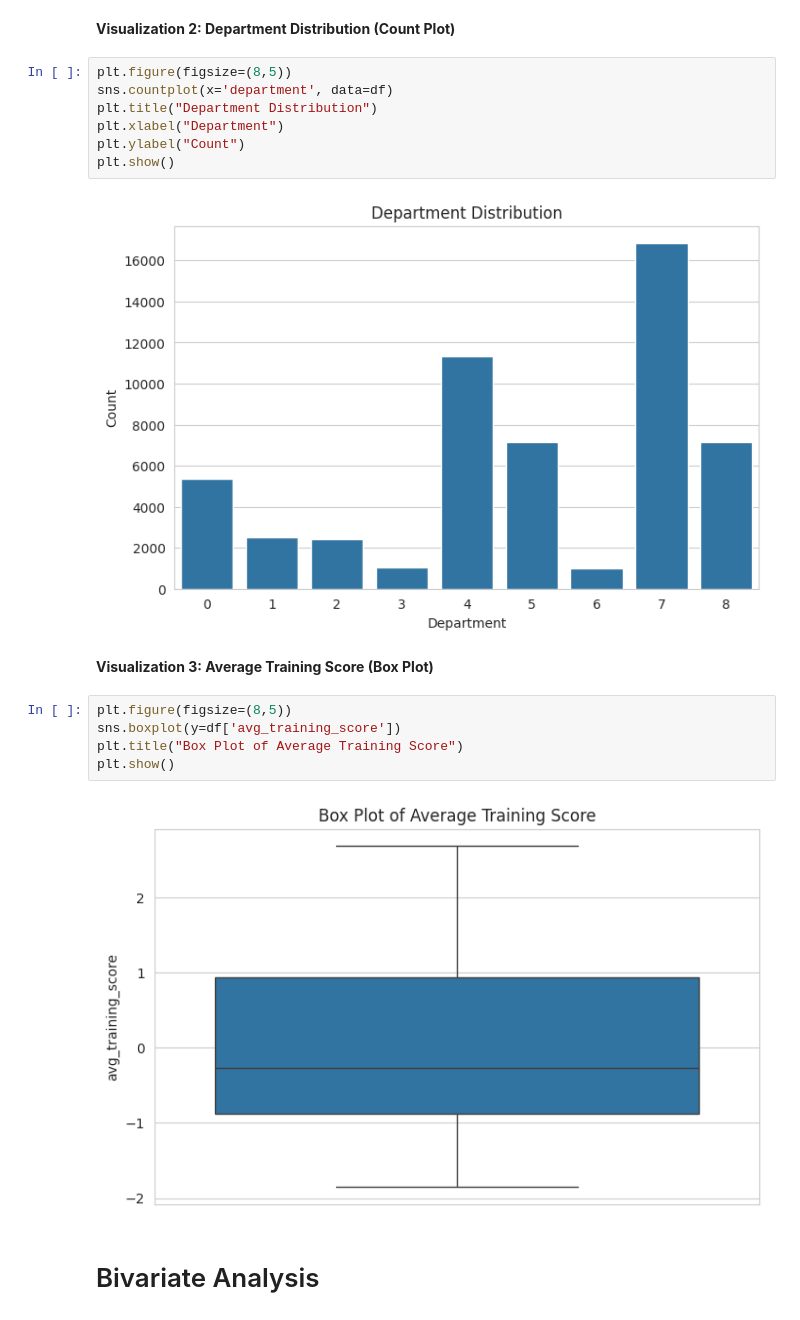
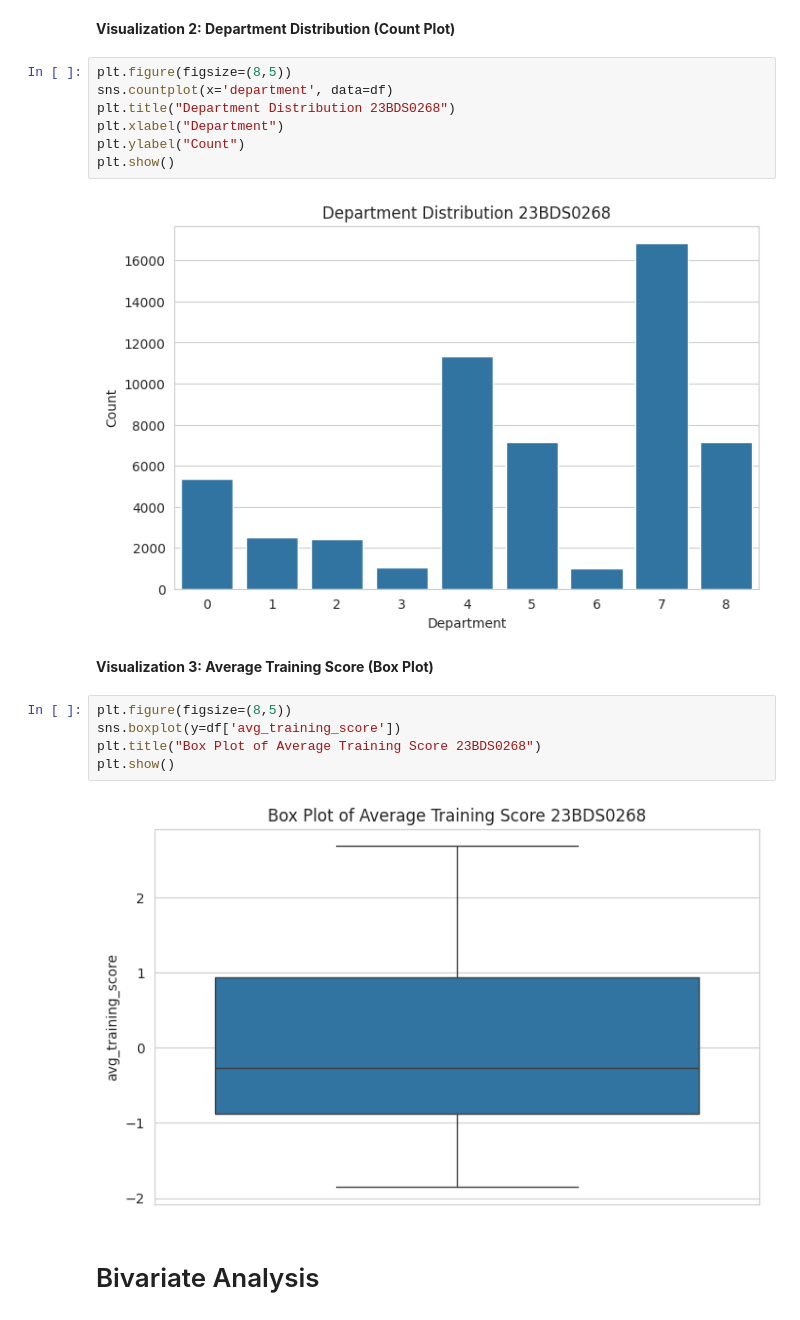
Before and after one commit to cutsav61-ux/Utsav-Chauhan, a Jupyter notebook: 23BDS0268.ipynb, the cells around one changed output. Saved outputs shown, nothing was run; the diff lists cells and outputs as text.

```diff
--- a/23BDS0268.ipynb
+++ b/23BDS0268.ipynb
@@ -438,21 +443,21 @@ plt.show()
 # %%
 plt.figure(figsize=(8,5))
 sns.countplot(x='department', data=df)
-plt.title("Department Distribution")
+plt.title("Department Distribution 23BDS0268")
 plt.xlabel("Department")
 plt.ylabel("Count")
 plt.show()
 # %% [output]
-[figure, old version]
+[figure, new version]
 # %% [markdown]
 **Visualization 3: Average Training Score (Box Plot)**
 # %%
 plt.figure(figsize=(8,5))
 sns.boxplot(y=df['avg_training_score'])
-plt.title("Box Plot of Average Training Score")
+plt.title("Box Plot of Average Training Score 23BDS0268")
 plt.show()
 # %% [output]
-[figure, old version]
+[figure, new version]
 # %% [markdown]
 # Bivariate Analysis
 # %% [markdown]
```
Also changed, not shown: parts of 33 cells of this notebook.
